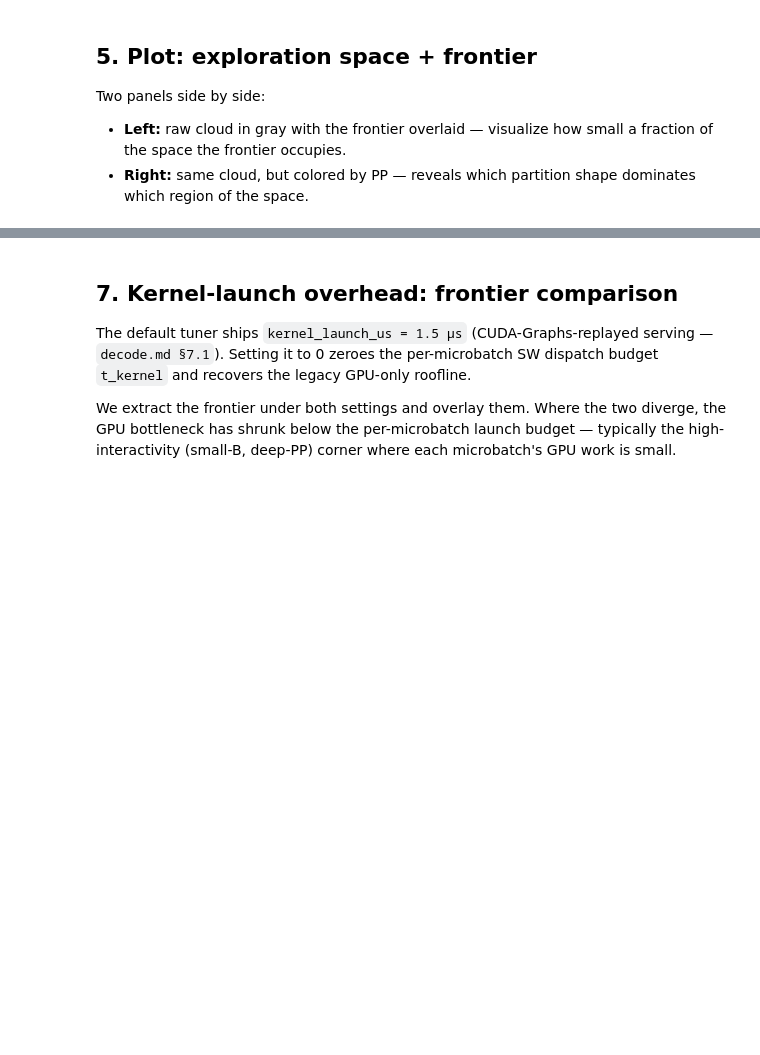
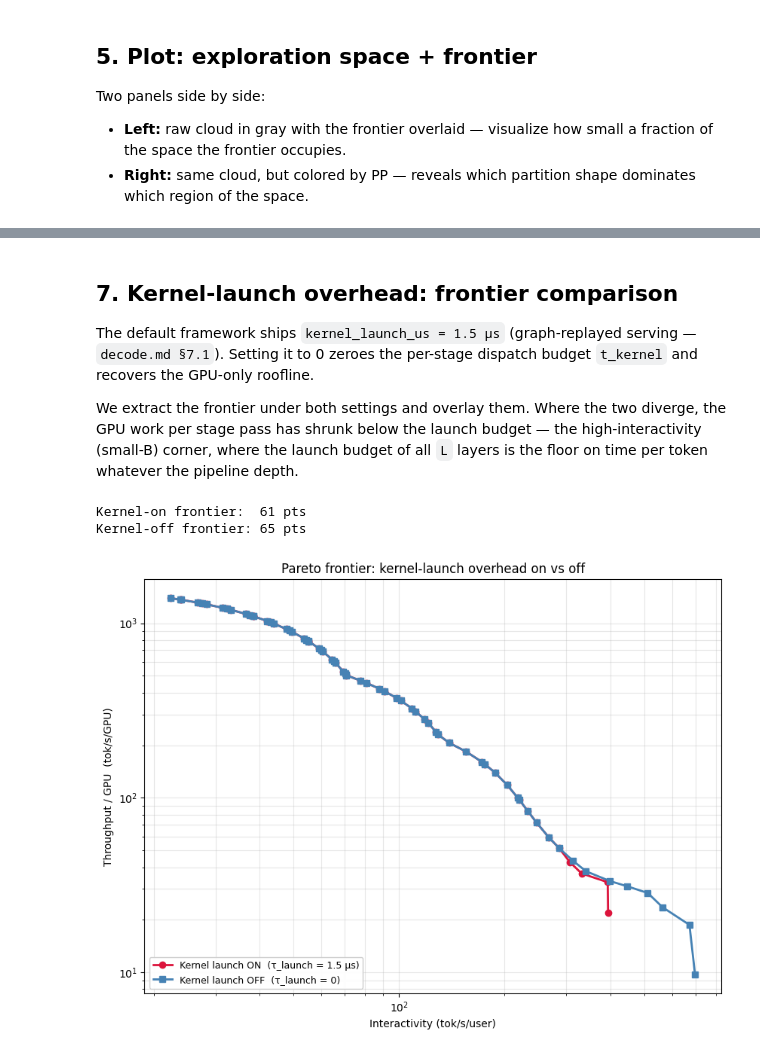
Before and after one commit to spiceMonkey/flare-llm, a Jupyter notebook: notebooks/pareto_basic.ipynb, the cells around one changed output, grey strips where cells are left out. Saved outputs shown, nothing was run; the diff lists cells and outputs as text; code cells hidden in the pictures; blank space fills up the shorter version.

```diff
--- a/notebooks/pareto_basic.ipynb
+++ b/notebooks/pareto_basic.ipynb
@@ -307,25 +319,25 @@ plt.show()
 # %% [markdown]
 ## 7. Kernel-launch overhead: frontier comparison
 
-The default tuner ships `kernel_launch_us = 1.5 μs` (CUDA-Graphs-replayed serving — `decode.md §7.1`). Setting it to 0 zeroes the per-microbatch SW dispatch budget `t_kernel` and recovers the legacy GPU-only roofline.
+The default framework ships `kernel_launch_us = 1.5 μs` (graph-replayed serving — `decode.md §7.1`). Setting it to 0 zeroes the per-stage dispatch budget `t_kernel` and recovers the GPU-only roofline.
 
-We extract the frontier under both settings and overlay them. Where the two diverge, the GPU bottleneck has shrunk below the per-microbatch launch budget — typically the high-interactivity (small-B, deep-PP) corner where each microbatch's GPU work is small.
+We extract the frontier under both settings and overlay them. Where the two diverge, the GPU work per stage pass has shrunk below the launch budget — the high-interactivity (small-B) corner, where the launch budget of all `L` layers is the floor on time per token whatever the pipeline depth.
 # %%
 from dataclasses import replace
 import pandas as pd
 
 
-def sweep_with_breakdown(tuner_template):
+def sweep_with_breakdown(tuner_template, framework):
     """Same enumeration as §3 but stores the full LatencyResults breakdown
     on each point so we can build the table in §8 without re-running."""
     rows = []
     for part in partitions:
         try:
-            mem = compute_memory(model, system, part, tuner_template, framework_base)
+            mem = compute_memory(model, system, part, tuner_template, framework)
         except Exception:
             continue
         paging = KVPagingConfig(block_size=16, beam_width=1, system_overhead_GB=1.5)
-        kv = compute_kv_paging(model, system, part, tuner_template, framework_base, mem, paging)
+        kv = compute_kv_paging(model, system, part, tuner_template, framework, mem, paging)
         b_max = int(kv.max_sequences)
         if b_max < 1:
             continue
@@ -333,7 +345,7 @@ def sweep_with_breakdown(tuner_template):
             tuner = deepcopy(tuner_template)
             tuner.B_decode = B
             try:
-                r = InferenceCalculator(model, system, part, tuner).run()
+                r = InferenceCalculator(model, system, part, tuner, framework).run()
             except Exception:
                 continue
             lat = r.latency
@@ -351,7 +363,7 @@ def sweep_with_breakdown(tuner_template):
                 "t_stage_us": lat.t_stage * 1e6,
                 "t_kernel_us": lat.t_kernel * 1e6,
                 "t_LM_us": lat.t_LM * 1e6,
-                "gamma_pp": lat.pp_bubble_factor,
+                "mb": lat.microbatch,
             })
     return rows
 
@@ -367,39 +379,41 @@ def frontier_rows(rows):
     fr.sort(key=lambda r: r["tput_per_gpu"])
     return fr
 
 
-# Kernel-launch ON (default tuner — τ_launch = 1.5 μs)
-rows_on = sweep_with_breakdown(deepcopy(tuner_base))
+# Kernel-launch ON (default framework — τ_launch = 1.5 μs)
+rows_on = sweep_with_breakdown(tuner_base, framework_base)
 frontier_on = frontier_rows(rows_on)
 
-# Kernel-launch OFF (τ_launch = 0 → t_kernel = 0; legacy GPU-only roofline)
+# Kernel-launch OFF (τ_launch = 0 → t_kernel = 0; GPU-only roofline)
 framework_off = replace(framework_base, kernel_launch_us=0.0)
-# legacy alias for cells below that still reference tuner_off:
-tuner_off = tuner_base
-rows_off = sweep_with_breakdown(tuner_off)
+rows_off = sweep_with_breakdown(tuner_base, framework_off)
 frontier_off = frontier_rows(rows_off)
 
 print(f"Kernel-on frontier:  {len(frontier_on)} pts")
 print(f"Kernel-off frontier: {len(frontier_off)} pts")
 
 # Plot the two frontiers overlaid
 fig, ax = plt.subplots(figsize=(8.5, 6.5))
 ax.plot([r["interactivity"] for r in frontier_on], [r["tput_per_gpu"] for r in frontier_on],
         "-o", color="crimson", lw=2.0, ms=6,
         label=f"Kernel launch ON  (τ_launch = {framework_base.kernel_launch_us:.1f} μs)")
 ax.plot([r["interactivity"] for r in frontier_off], [r["tput_per_gpu"] for r in frontier_off],
         "-s", color="steelblue", lw=2.0, ms=6,
         label="Kernel launch OFF  (τ_launch = 0)")
 ax.set_xscale("log")
 ax.set_yscale("log")
 ax.set_xlabel("Interactivity (tok/s/user)")
 ax.set_ylabel("Throughput / GPU  (tok/s/GPU)")
 ax.set_title("Pareto frontier: kernel-launch overhead on vs off")
 ax.grid(True, which="both", alpha=0.3)
 ax.legend(loc="lower left", fontsize=9, framealpha=0.95)
 plt.tight_layout()
 plt.savefig("assets/pareto_basic_kernel_toggle.png", dpi=120, bbox_inches="tight")
 plt.show()
+# %% [output]
+Kernel-on frontier:  61 pts
+Kernel-off frontier: 65 pts
+[figure, added]
 # %% [markdown]
 ## 8. Per-frontier-point latency breakdown
 
```
Also changed, not shown: parts of 8 cells of this notebook, 6 other files.
